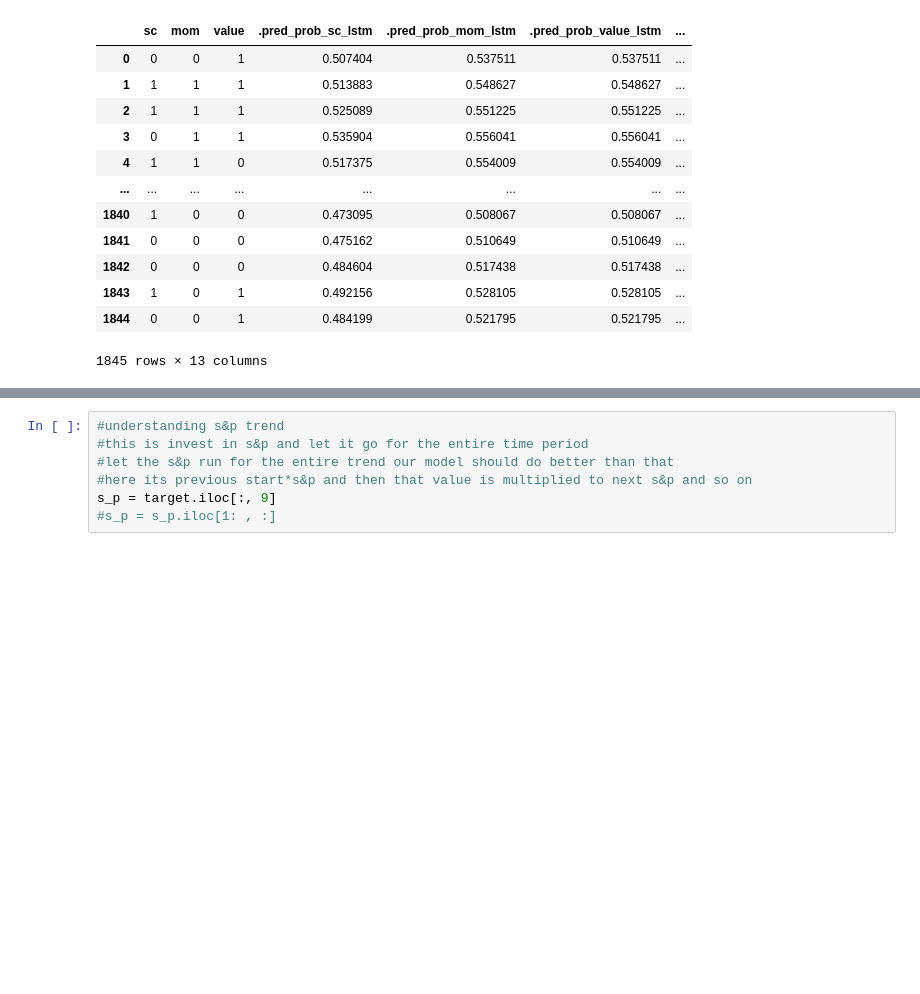
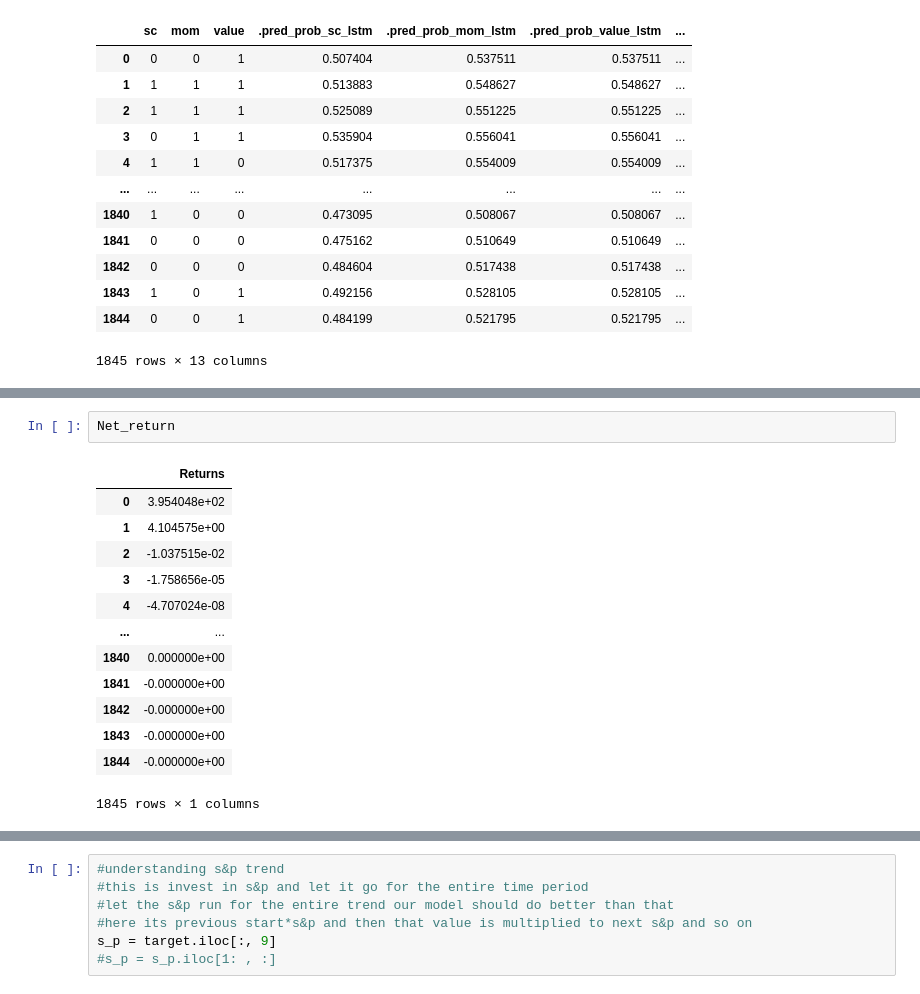
Before and after one commit to JBaldys/APlusBernstein-Project, a Jupyter notebook: notebooks/balanced_profolio.ipynb, the cells around one changed output, grey strips where cells are left out. Saved outputs shown, nothing was run; the diff lists cells and outputs as text; blank space fills up the shorter version.

```diff
--- a/notebooks/balanced_profolio.ipynb
+++ b/notebooks/balanced_profolio.ipynb
@@ -90,0 +108,16 @@ balanced_profolio(target)
+# %%
+Net_return
+# %% [output]
+|  | Returns |
+| 0 | 3.954048e+02 |
+| 1 | 4.104575e+00 |
+| 2 | -1.037515e-02 |
+| 3 | -1.758656e-05 |
+| 4 | -4.707024e-08 |
+| ... | ... |
+| 1840 | 0.000000e+00 |
+| 1841 | -0.000000e+00 |
+| 1842 | -0.000000e+00 |
+| 1843 | -0.000000e+00 |
+| 1844 | -0.000000e+00 |
+1845 rows × 1 columns
```
Also changed, not shown: parts of 22 cells of this notebook.
